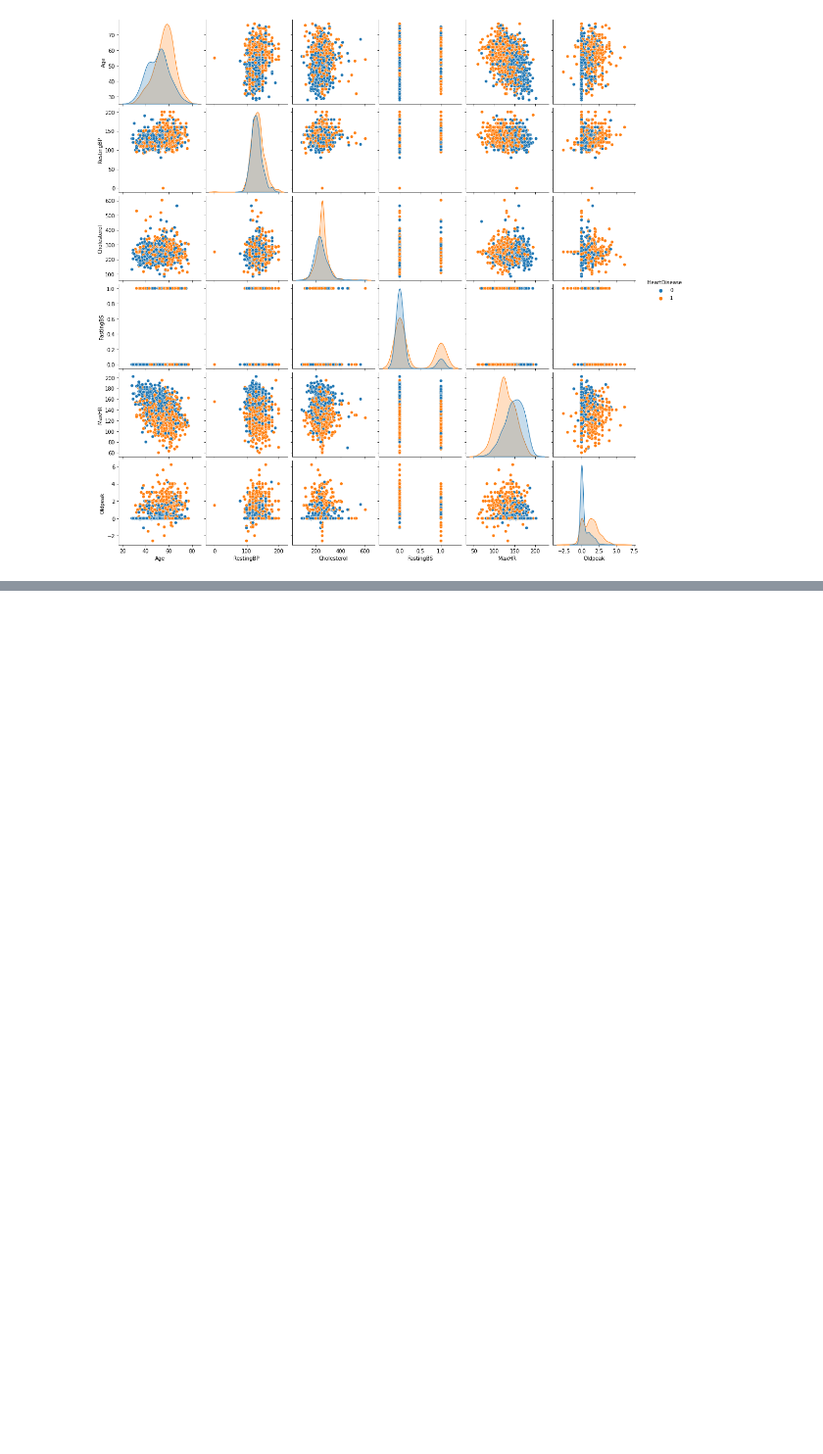
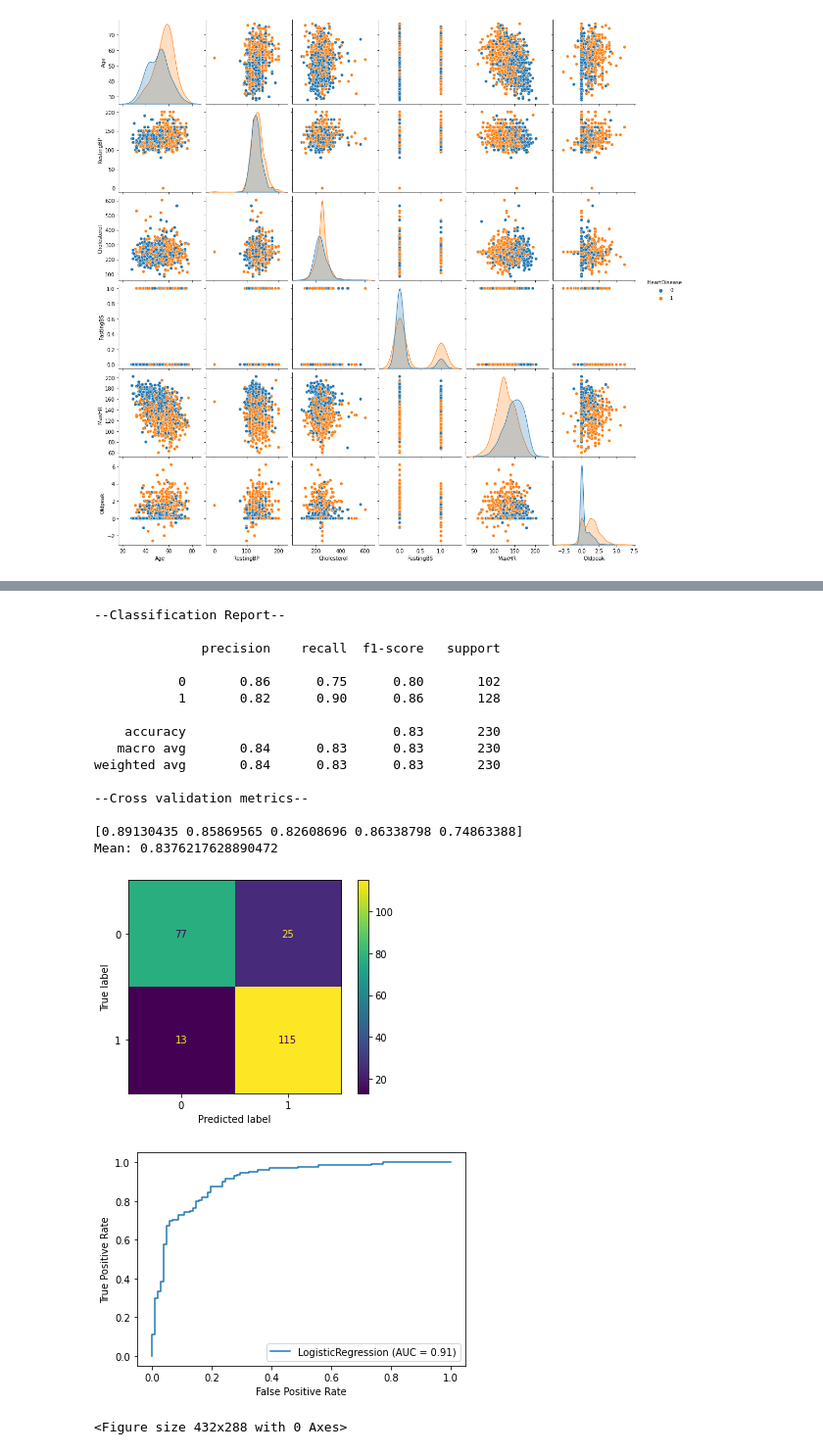
Before and after one commit to Neotemplate/awesome-projects, a Jupyter notebook: 01_Heart_Disease_Prediction.ipynb, the cells around one changed output, grey strips where cells are left out. Shown at 98% size. Saved outputs shown, nothing was run; the diff lists cells and outputs as text; code cells hidden in the pictures; blank space fills up the shorter version.

```diff
--- a/01_Heart_Disease_Prediction.ipynb
+++ b/01_Heart_Disease_Prediction.ipynb
@@ -247,28 +266,0 @@ mi = make_mi_scores(X_train, y_train)
-# %%
-modelR = RandomForestClassifier(n_estimators=500,
-                                criterion='gini')
-
-def predict_proba(model):
-  model.fit(X_train, y_train)
-  predictions = model.predict(X_test)
-
-  print(f'--Classification Report--\n\n{classification_report(y_test, predictions)}')
-
-  cm = confusion_matrix(y_test, predictions, labels=model.classes_)
-  disp = ConfusionMatrixDisplay(confusion_matrix=cm, display_labels=model.classes_)
-  disp.plot()
-
-  cross = cross_val_score(model, X, y, cv=5)
-  print(f'--Cross validation metrics--\n\n{cross}')
-  print(f'Mean: {cross.mean()}')
-
-  predictionsP = model.predict_proba(X_test)
-
-  fpr, tpr, thresholds = roc_curve(y_test, predictionsP[:, 1])
-  roc_auc = auc(fpr, tpr)
-  display = RocCurveDisplay(fpr=fpr, tpr=tpr, roc_auc=roc_auc, estimator_name=str(model))
-  display.plot()
-  plt.show()
-
-
-predict_proba(modelR)
@@ -373,0 +291,23 @@ print(f'Mean: {crossR.mean()}')
+# %%
+modelL = LogisticRegression(solver='liblinear')
+
+predict_proba(modelL)
+# %% [output]
+--Classification Report--
+
+              precision    recall  f1-score   support
+
+           0       0.86      0.75      0.80       102
+           1       0.82      0.90      0.86       128
+
+    accuracy                           0.83       230
+   macro avg       0.84      0.83      0.83       230
+weighted avg       0.84      0.83      0.83       230
+
+--Cross validation metrics--
+
+[0.89130435 0.85869565 0.82608696 0.86338798 0.74863388]
+Mean: 0.8376217628890472
+[figure, added]
+[figure, added]
+<Figure size 432x288 with 0 Axes>
```
Also changed, not shown: parts of 13 cells of this notebook.
